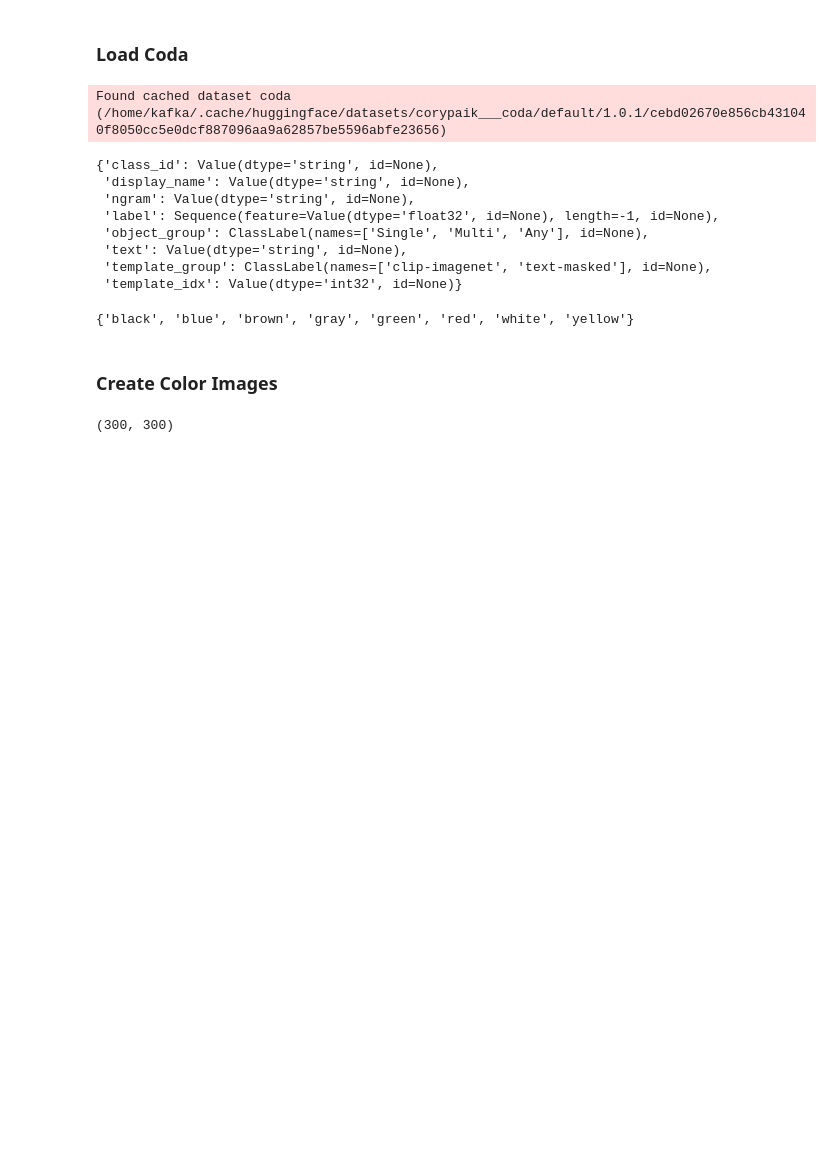
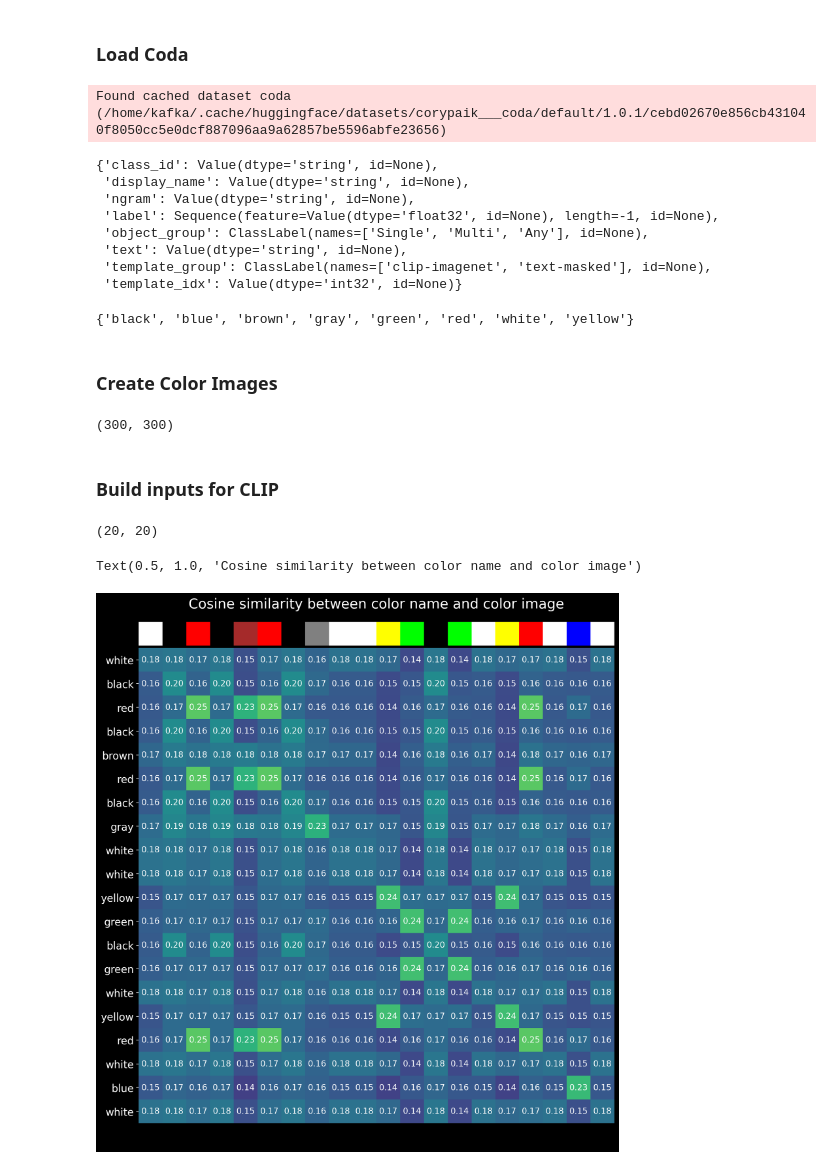
Before and after one commit to ShawonAshraf/multi-modal-semantics, a Jupyter notebook: assignment_2/03ex_colours_vlmodels_clip_wzeroshot.ipynb, the cells around one changed output. Saved outputs shown, nothing was run; the diff lists cells and outputs as text; code cells hidden in the pictures; blank space fills up the shorter version.

```diff
--- a/assignment_2/03ex_colours_vlmodels_clip_wzeroshot.ipynb
+++ b/assignment_2/03ex_colours_vlmodels_clip_wzeroshot.ipynb
@@ -345,3 +349,4 @@ yellow_img.size
 (300, 300)
 # %%
 reference_colour_images = [generate_colour_image(c) for c in reference_colours]
+preprocessed_ref_images = [preprocess(img) for img in reference_colour_images]
@@ -350,0 +353,2 @@ def get_image_embeddings(model=model, processor=preprocess):
+# %% [markdown]
+### Build inputs for CLIP
@@ -350,0 +368,42 @@ def get_image_embeddings(model=model, processor=preprocess):
+# %%
+def get_features(image_input, text_tokens, model=model, norm=True):
+    with torch.no_grad():
+        image_features = model.encode_image(image_input).float()
+        text_features = model.encode_text(text_tokens).float()
+
+    if norm:
+        image_features /= image_features.norm(dim=-1, keepdim=True)
+        text_features /= text_features.norm(dim=-1, keepdim=True)
+
+    return image_features, text_features
+
+image_features, text_features = get_features(image_input, text_tokens)
+# %%
+similarity = text_features.cpu().numpy() @ image_features.cpu().numpy().T
+similarity.shape
+# %% [output]
+(20, 20)
+# %%
+count = 20
+plt.figure(figsize=(20, 14))
+plt.imshow(similarity, vmin=0.1, vmax=0.3)
+plt.yticks(range(count), reference_colours, fontsize=15)
+plt.xticks([])
+
+for i, image in enumerate(reference_colour_images):
+    plt.imshow(image, extent=(i - 0.5, i + 0.5, -1.6, -0.6), origin="lower")
+
+for x in range(similarity.shape[1]):
+    for y in range(similarity.shape[0]):
+        plt.text(x, y, f"{similarity[y, x]:.2f}", ha="center", va="center", size=12)
+
+for side in ["left", "top", "right", "bottom"]:
+    plt.gca().spines[side].set_visible(False)
+
+plt.xlim([-0.5, count - 0.5])
+plt.ylim([count + 0.5, -2])
+
+plt.title("Cosine similarity between color name and color image", size=20)
+# %% [output]
+Text(0.5, 1.0, 'Cosine similarity between color name and color image')
+[figure, added]
```
Also changed, not shown: parts of 3 cells of this notebook.
